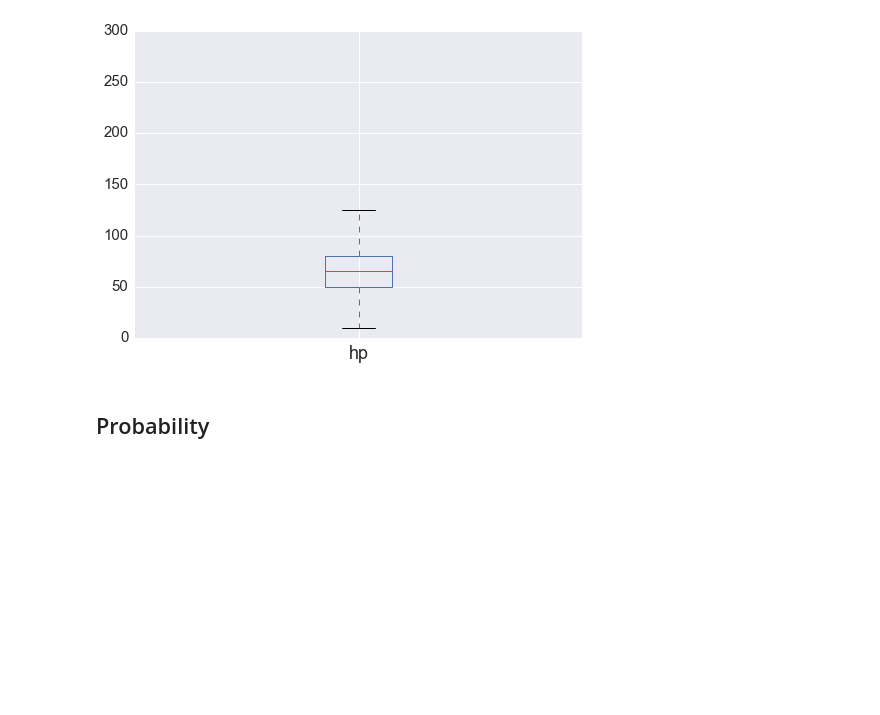
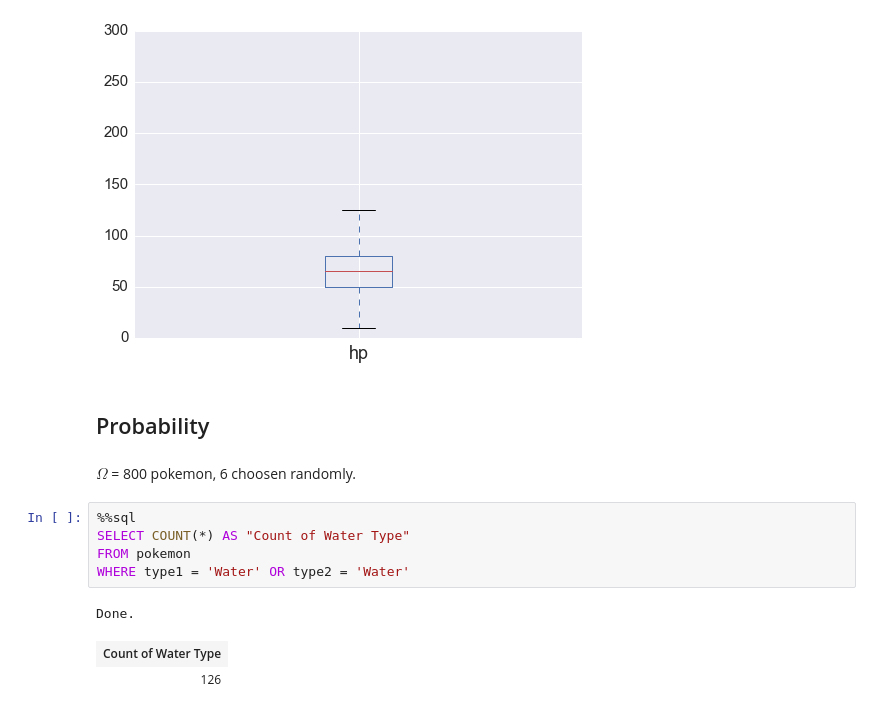
Before and after one commit to carlespoles/DSCI6002-student, a Jupyter notebook: week3/3-1_Review/DSCI6002-Midterm-Part1-CarlesPolesMielgo.ipynb, the cells around one changed output. Saved outputs shown, nothing was run; the diff lists cells and outputs as text; blank space fills up the shorter version.

```diff
--- a/week3/3-1_Review/DSCI6002-Midterm-Part1-CarlesPolesMielgo.ipynb
+++ b/week3/3-1_Review/DSCI6002-Midterm-Part1-CarlesPolesMielgo.ipynb
@@ -373,3 +373,14 @@ The default value for 'return_type' will change to 'axes' in a future release.
 [figure]
 # %% [markdown]
 ## Probability
+# %% [markdown]
+$\Omega$ = 800 pokemon, 6 choosen randomly.
+# %%
+%%sql
+SELECT COUNT(*) AS "Count of Water Type"
+FROM pokemon
+WHERE type1 = 'Water' OR type2 = 'Water'
+# %% [output]
+Done.
+| Count of Water Type |
+| 126 |
```
